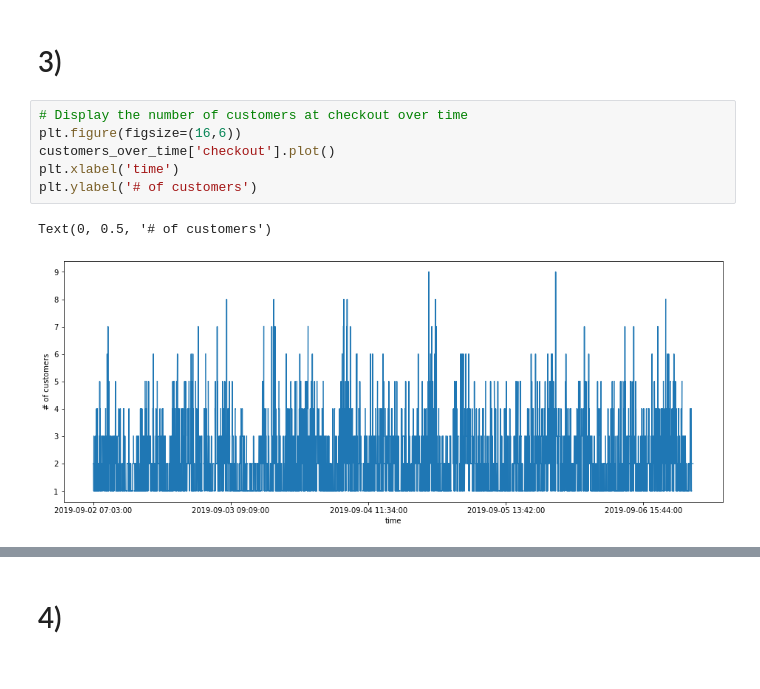
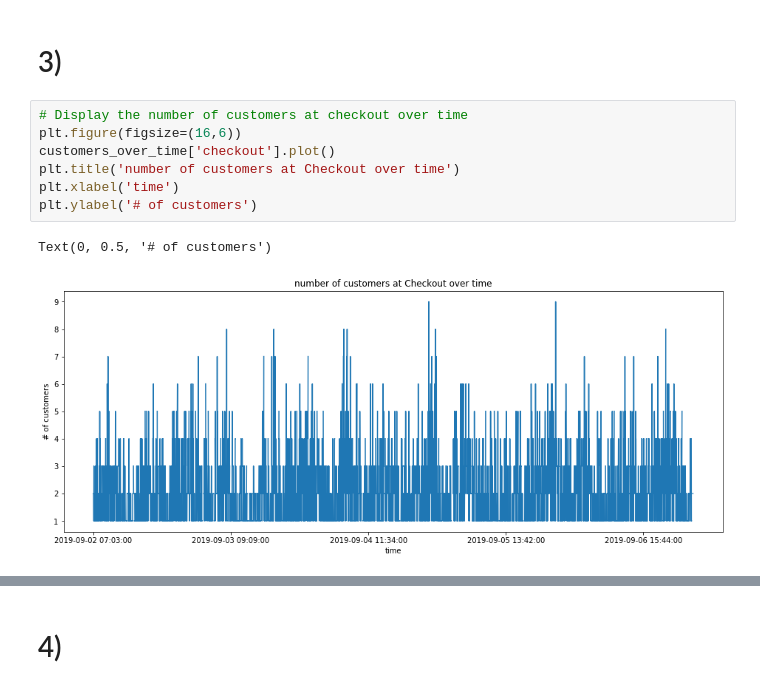
Before and after one commit to brauliotegui/MARKET, a Jupyter notebook: Data_Exploration.ipynb, the cells around one changed output, grey strips where cells are left out. Saved outputs shown, nothing was run; the diff lists cells and outputs as text.

```diff
--- a/Data_Exploration.ipynb
+++ b/Data_Exploration.ipynb
@@ -168,12 +158,13 @@ sns.pointplot(x = "hour/day", y = "customers@time", data = df, hue = "location",
 # %%
 # Display the number of customers at checkout over time
 plt.figure(figsize=(16,6))
 customers_over_time['checkout'].plot()
+plt.title('number of customers at Checkout over time')
 plt.xlabel('time')
 plt.ylabel('# of customers')
 # %% [output]
 Text(0, 0.5, '# of customers')
-[figure, old version]
+[figure, new version]
 # %%
 plt.figure(figsize=(16,6))
 sns.pointplot(x = "hour/day", y = "customers@time", data = df.loc[df['location']=='checkout'], hue = "location")
```
Also changed, not shown: parts of 8 cells of this notebook.
